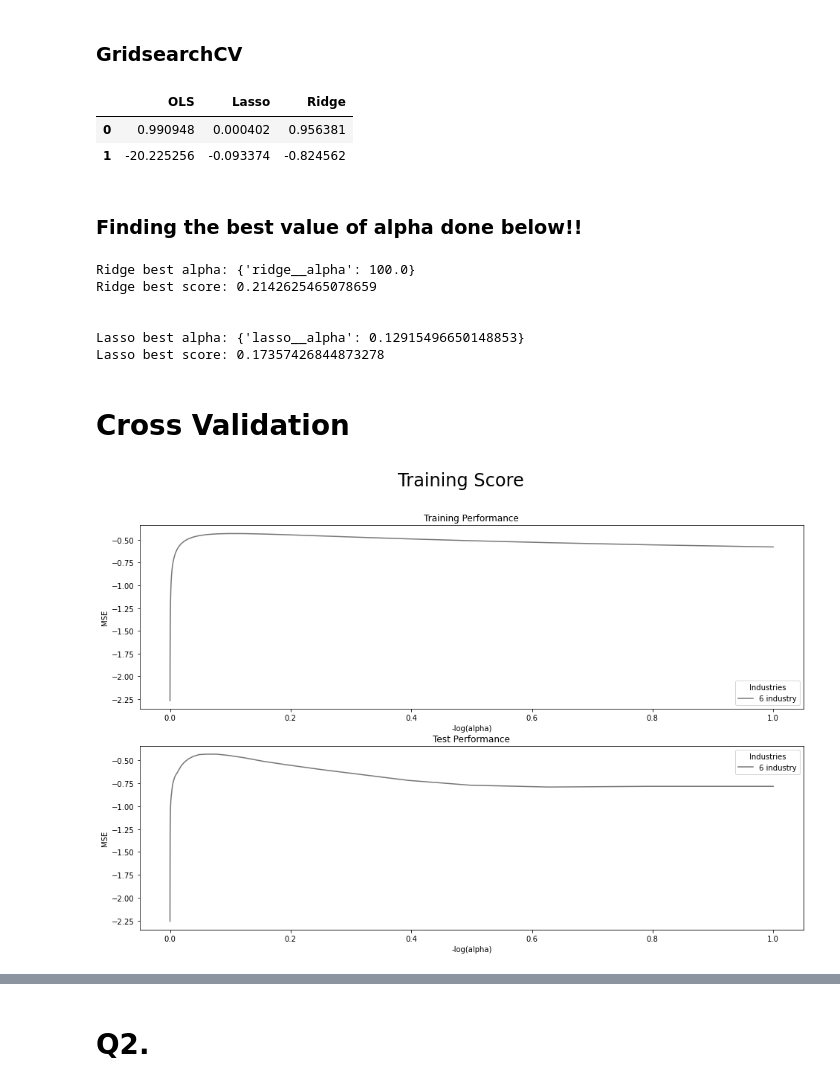
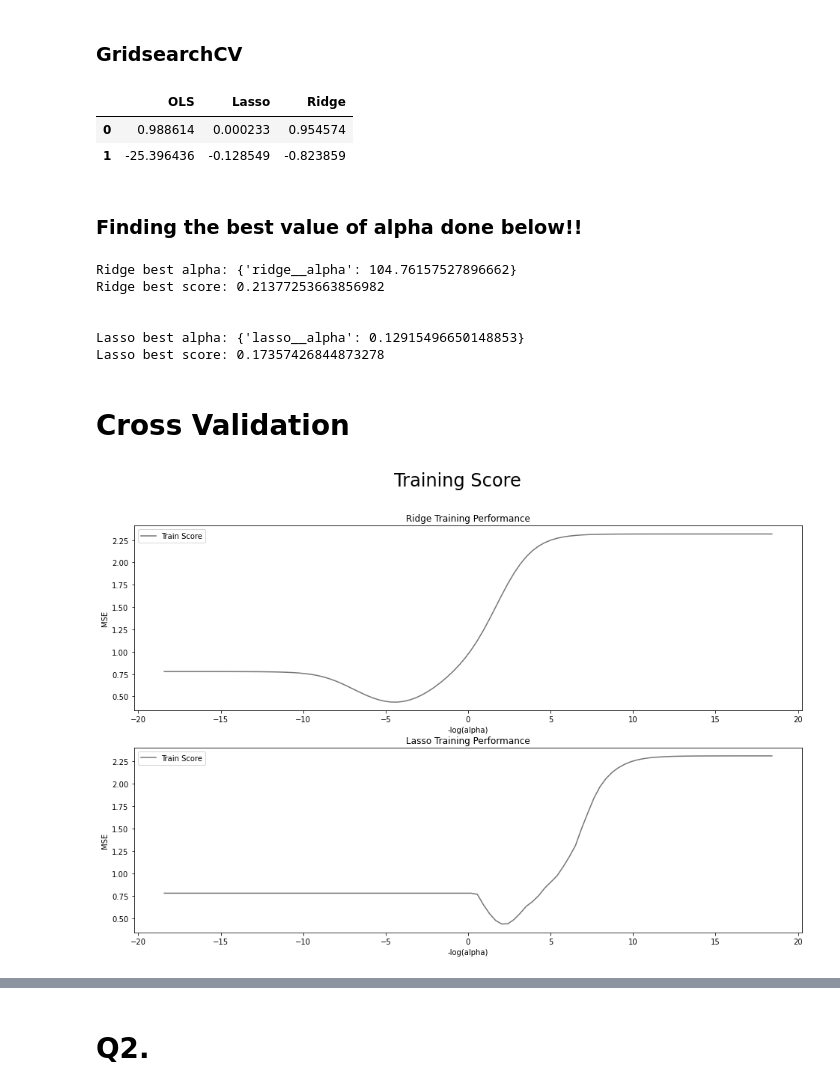
Before and after one commit to Sean-Chaos/DBA-3803-Project, a Jupyter notebook: DBA 3803 Group Project (Working copy).ipynb, the cells around one changed output, grey strips where cells are left out. Drawn from its saved outputs; the diff is of its cells as text; code cells hidden in the pictures.

```diff
--- a/DBA 3803 Group Project (Working copy).ipynb
+++ b/DBA 3803 Group Project (Working copy).ipynb
@@ -310,7 +310,7 @@ print('X_test: {}'.format(X_test))
 # %% [output]
 "\nprint('y_train: {}'.format(y_train))\nprint('y_test: {}'.format(y_test))\nprint('\n')\nprint('X_train: {}'.format(X_train))\nprint('X_test: {}'.format(X_test))\n"
 # %%
-alpha_vec = np.logspace(-10,3,100)
+alpha_vec = np.logspace(-8,8,100)
 
 # results list
 train_r2 = []
@@ -360,7 +360,7 @@ plt.show()
 # %% [markdown]
 ### Lasso
 # %%
-alpha_vec = np.logspace(-10,0,100)
+alpha_vec = np.logspace(-8,8,100)
 
 # results list
 train_r2 = []
@@ -490,8 +490,8 @@ test(models, temp_df_raw)
 # This shows the models performance!
 # %% [output]
 |  | OLS | Lasso | Ridge |
-| 0 | 0.990948 | 0.000402 | 0.956381 |
-| 1 | -20.225256 | -0.093374 | -0.824562 |
+| 0 | 0.988614 | 0.000233 | 0.954574 |
+| 1 | -25.396436 | -0.128549 | -0.823859 |
 # %% [markdown]
 ### Finding the best value of alpha done below!!
 # %%
@@ -499,7 +499,7 @@ test(models, temp_df_raw)
 pipe_r = Pipeline(steps=[("scaler", StandardScaler(with_std = False)),
                          ("ridge", Ridge())])
 
-ridge_params = {'ridge__alpha':np.logspace(-8,3,100)}
+ridge_params = {'ridge__alpha':np.logspace(-8,8,100)}
 
 grid_r = GridSearchCV(estimator=pipe_r, param_grid=ridge_params, n_jobs=-1,  cv = 8)
 
@@ -510,7 +510,7 @@ grid_r.fit(X_train_raw, y_train_raw)
 pipe_l = Pipeline(steps=[("scaler", StandardScaler(with_std = False)),
                          ("lasso", Lasso())])
 
-lasso_params = {'lasso__alpha':np.logspace(-8,0,100)}
+lasso_params = {'lasso__alpha':np.logspace(-8,8,100)}
 
 grid_l = GridSearchCV(estimator=pipe_l, param_grid=lasso_params, n_jobs=-1,  cv = 8)
 
@@ -527,8 +527,8 @@ print('\n')
 print(f'Lasso best alpha: {grid_l.best_params_}')
 print(f'Lasso best score: {grid_l.best_score_}')
 # %% [output]
-Ridge best alpha: {'ridge__alpha': 100.0}
-Ridge best score: 0.2142625465078659
+Ridge best alpha: {'ridge__alpha': 104.76157527896662}
+Ridge best score: 0.21377253663856982
 
 
 Lasso best alpha: {'lasso__alpha': 0.12915496650148853}
@@ -536,46 +536,44 @@ Lasso best score: 0.17357426844873278
 # %% [markdown]
 # Cross Validation
 # %%
-
 regressions = [Ridge, Lasso]
 fig, axs = plt.subplots(nrows=2, figsize=(16,10))
 
-alpha_list = [np.logspace(-8,3,100), np.logspace(-8,0,100)]
+alpha_list = [np.logspace(-8,8,100), np.logspace(-8,8,100)]
 
 counter = 0
 
 #--------------------------------------------------------------------------------------------------
 
 for reg in regressions:
     cvResults = []
 
     for cur_alpha in alpha_list[counter]:
 
         clf_cv = Pipeline(steps=[("scaler", StandardScaler(with_std = False)),
-                                 ("mdl", reg(cur_alpha))])
+                                 ("mdl", reg(cur_alpha, fit_intercept = False))])
 
         # Perform 10-fold cross validation
         scores = cross_val_score(estimator = clf_cv, X = X_train_raw, y = y_train_raw, cv = 8, \
                                  scoring = 'neg_mean_squared_error', n_jobs = -1)
 
-        cvResults.append(scores.mean())
+        cvResults.append(abs(scores.mean()))
 
-    fig = sns.lineplot(y = cvResults, x = alpha_vec, label = "Train Score", ax = axs[counter])
+    fig = sns.lineplot(y = cvResults, x = -np.log(alpha_vec), label = "Train Score", ax = axs[counter])
 
     counter += 1
 
 #--------------------------------------------------------------------------------------------------
 
 # Graph
-axs[0].legend(title='Industries', labels=['6 industry', '24 industry', '48 industry'])
-axs[0].title.set_text('Training Performance')
-axs[1].legend(title='Industries', labels=['6 industry', '24 industry', '48 industry'])
-axs[1].title.set_text('Test Performance')
+
+axs[0].title.set_text('Ridge Training Performance')
+axs[1].title.set_text('Lasso Training Performance')
 
 axs[0].set(xlabel='-log(alpha)', ylabel='MSE')
 axs[1].set(xlabel='-log(alpha)', ylabel='MSE')
 
 plt.suptitle('Training Score', fontsize = 24)
 plt.show()
 # %% [output]
-[figure, old version]
+[figure, new version]
```
Also changed, not shown: parts of 26 cells of this notebook.
